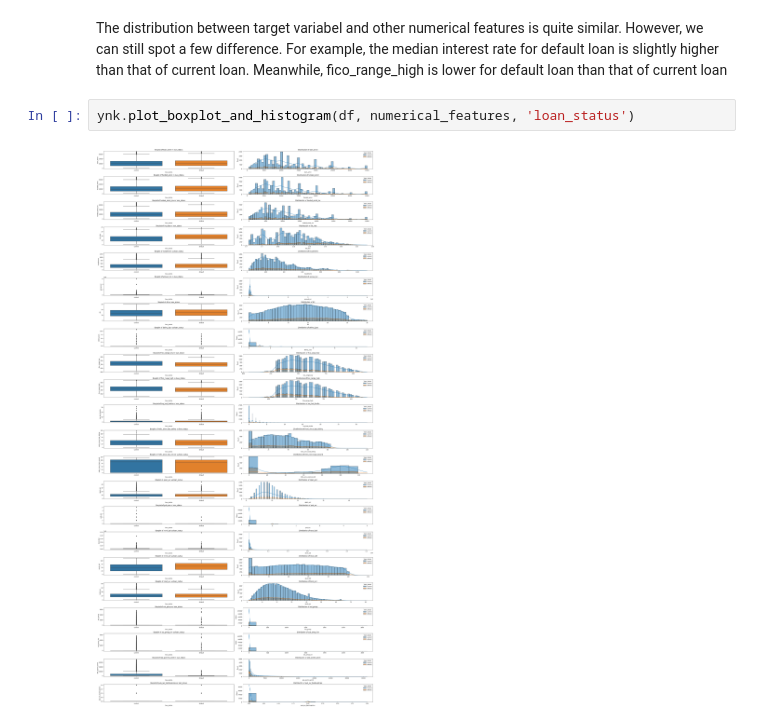
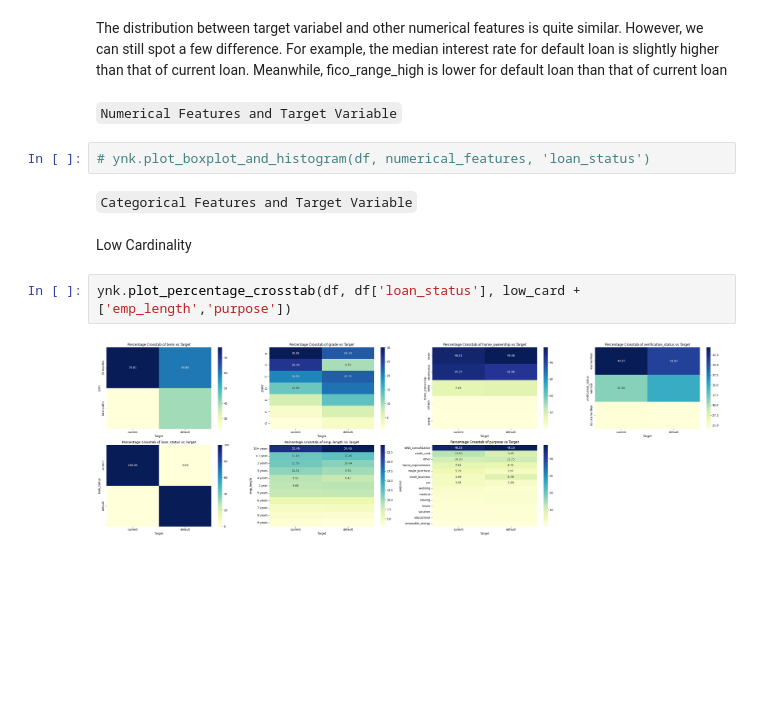
Before and after one commit to namtran6701/Default-Prediction, a Jupyter notebook: NamTran_notebook.ipynb, the cells around one changed output. Saved outputs shown, nothing was run; the diff lists cells and outputs as text; blank space fills up the shorter version.

```diff
--- a/NamTran_notebook.ipynb
+++ b/NamTran_notebook.ipynb
@@ -300,7 +253,15 @@ Explore the relationship between the target variable (loan_status) and other fea
 numerical_features = df.select_dtypes(include=[np.number]).columns.tolist()
 # %% [markdown]
 The distribution between target variabel and other numerical features is quite similar. However, we can still spot a few difference. For example, the median interest rate for default loan is slightly higher than that of current loan. Meanwhile, fico_range_high is lower for default loan than that of current loan
+# %% [markdown]
+`Numerical Features and Target Variable`
 # %%
-ynk.plot_boxplot_and_histogram(df, numerical_features, 'loan_status')
+# ynk.plot_boxplot_and_histogram(df, numerical_features, 'loan_status')
-# %% [output]
-[figure, removed]
+# %% [markdown]
+`Categorical Features and Target Variable`
+# %% [markdown]
+Low Cardinality
+# %%
+ynk.plot_percentage_crosstab(df, df['loan_status'], low_card + ['emp_length','purpose'])
+# %% [output]
+[figure, added]
```
Also changed, not shown: parts of 26 cells of this notebook, 9 other files.
